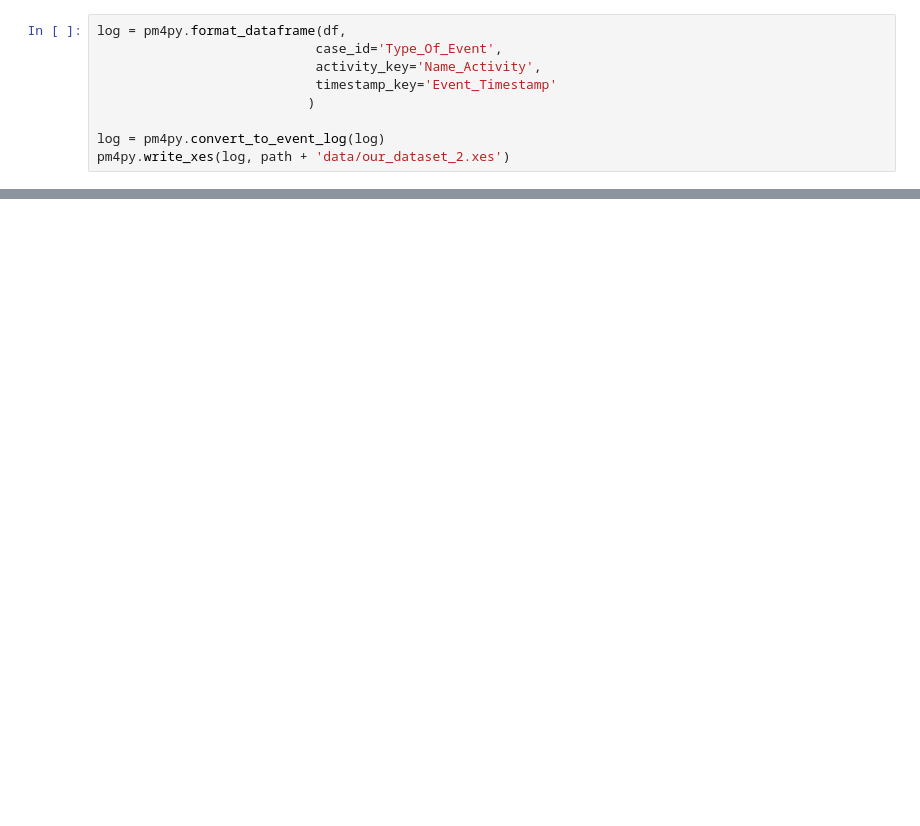
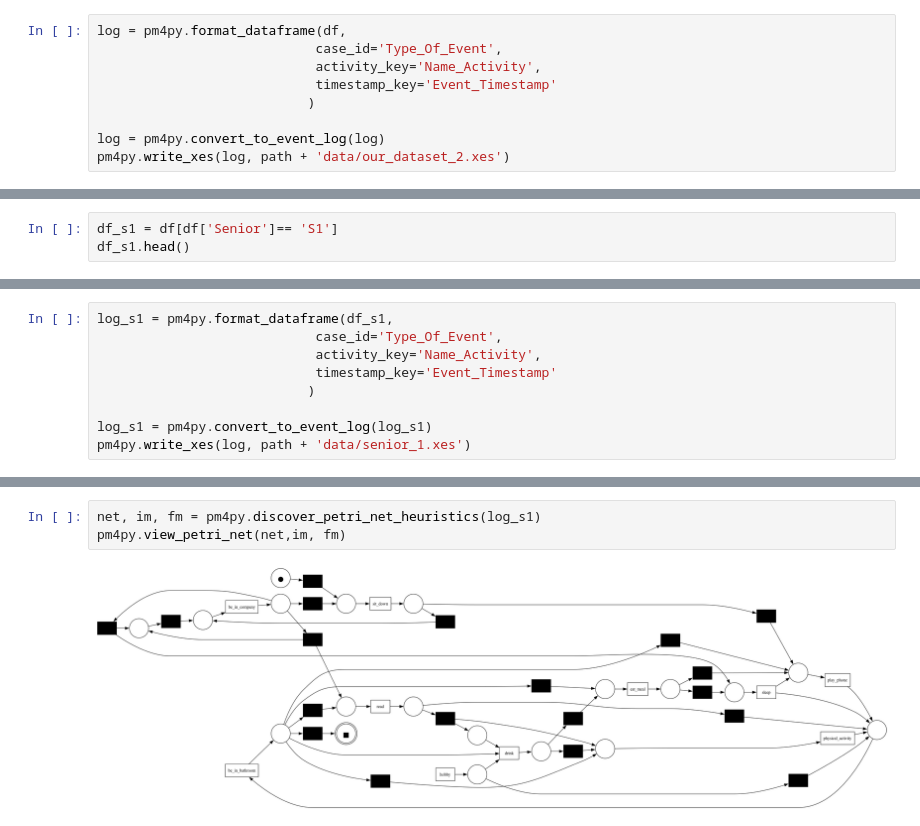
Before and after one commit to VitoNicolaLosavio/ProcessMiningProject, a Jupyter notebook: ProcessMiningProject.ipynb, the cells around one changed output, grey strips where cells are left out. Drawn from its saved outputs; the diff is of its cells as text; blank space fills up the shorter version.

```diff
--- a/ProcessMiningProject.ipynb
+++ b/ProcessMiningProject.ipynb
@@ -135,0 +144,3 @@ end_activities
+# %%
+df_s1 = df[df['Senior']== 'S1']
+df_s1.head()
@@ -135,0 +154,9 @@ end_activities
+# %%
+log_s1 = pm4py.format_dataframe(df_s1,
+                            case_id='Type_Of_Event',
+                            activity_key='Name_Activity',
+                            timestamp_key='Event_Timestamp'
+                           )
+
+log_s1 = pm4py.convert_to_event_log(log_s1)
+pm4py.write_xes(log, path + 'data/senior_1.xes')
@@ -135,0 +184,5 @@ end_activities
+# %%
+net, im, fm = pm4py.discover_petri_net_heuristics(log_s1)
+pm4py.view_petri_net(net,im, fm)
+# %% [output]
+[figure, added]
```
Also changed, not shown: parts of 12 cells of this notebook, 2 other files.
